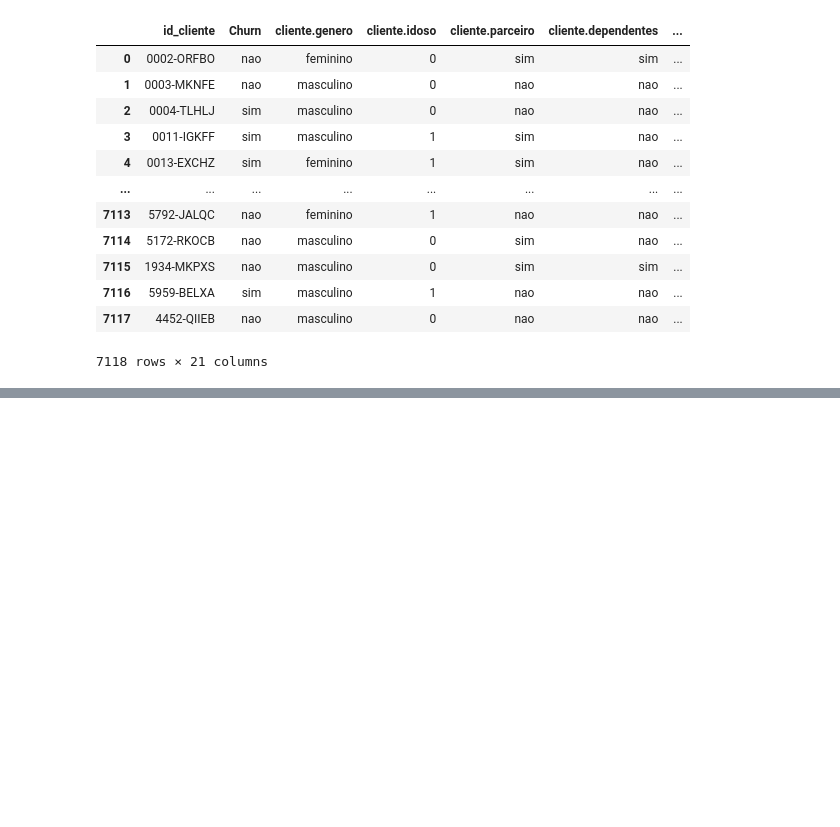
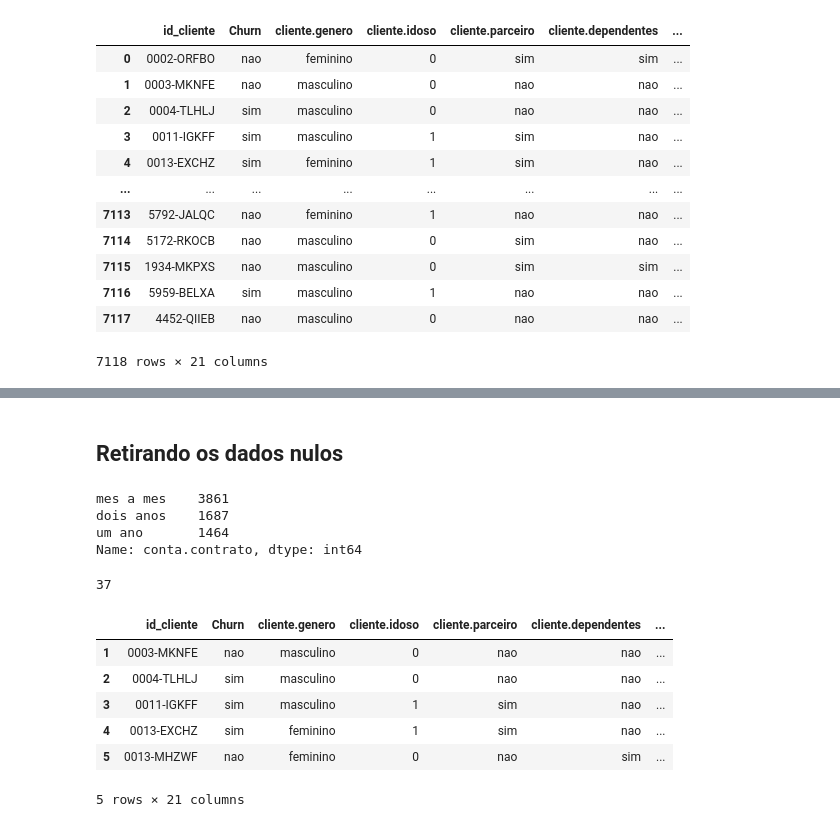
Before and after one commit to mateusopaiva/pandas-limpeza-tratamento, a Jupyter notebook: Pandas_limpeza_e_tratamento_de_dados.ipynb, the cells around one changed output, grey strips where cells are left out. Saved outputs shown, nothing was run; the diff lists cells and outputs as text; code cells hidden in the pictures; blank space fills up the shorter version.

```diff
--- a/Pandas_limpeza_e_tratamento_de_dados.ipynb
+++ b/Pandas_limpeza_e_tratamento_de_dados.ipynb
@@ -287,0 +408,6 @@ dados_sem_vazio
+# %%
+dados_sem_vazio['cliente.tempo_servico'].fillna(
+    np.ceil(
+        dados_sem_vazio['conta.cobranca.Total'] / dados_sem_vazio['conta.cobranca.mensal']
+    ), inplace=True
+)
@@ -287,0 +446,26 @@ dados_sem_vazio
+# %% [markdown]
+## Retirando os dados nulos
+# %%
+dados_sem_vazio['conta.contrato'].value_counts()
+# %% [output]
+mes a mes    3861
+dois anos    1687
+um ano       1464
+Name: conta.contrato, dtype: int64
+# %%
+colunas_dropar = ['conta.contrato', 'conta.faturamente_eletronico', 'conta.metodo_pagamento']
+# %%
+dados_sem_vazio[colunas_dropar].isna().any(axis=1).sum()
+# %% [output]
+37
+# %%
+df_sem_nulo = dados_sem_vazio.dropna(subset=colunas_dropar).copy()
+df_sem_nulo.head()
+# %% [output]
+|  | id_cliente | Churn | cliente.genero | cliente.idoso | cliente.parceiro | cliente.dependentes | ... |
+| 1 | 0003-MKNFE | nao | masculino | 0 | nao | nao | ... |
+| 2 | 0004-TLHLJ | sim | masculino | 0 | nao | nao | ... |
+| 3 | 0011-IGKFF | sim | masculino | 1 | sim | nao | ... |
+| 4 | 0013-EXCHZ | sim | feminino | 1 | sim | nao | ... |
+| 5 | 0013-MHZWF | nao | feminino | 0 | nao | sim | ... |
+5 rows × 21 columns
```
Also changed, not shown: parts of 20 cells of this notebook.
